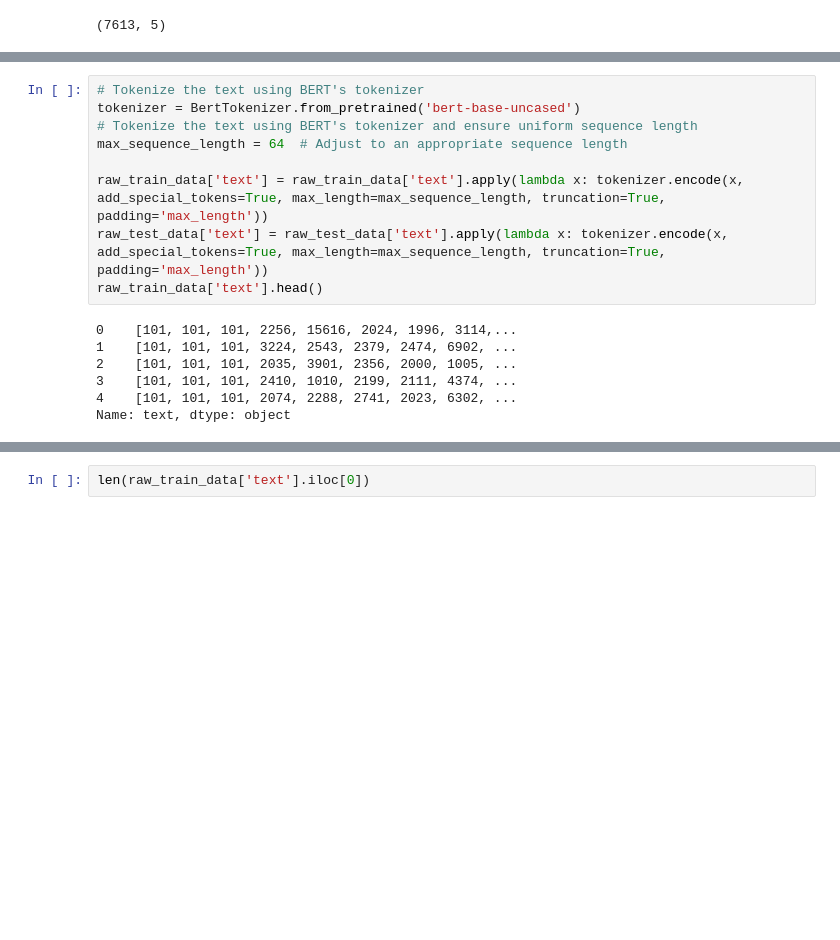
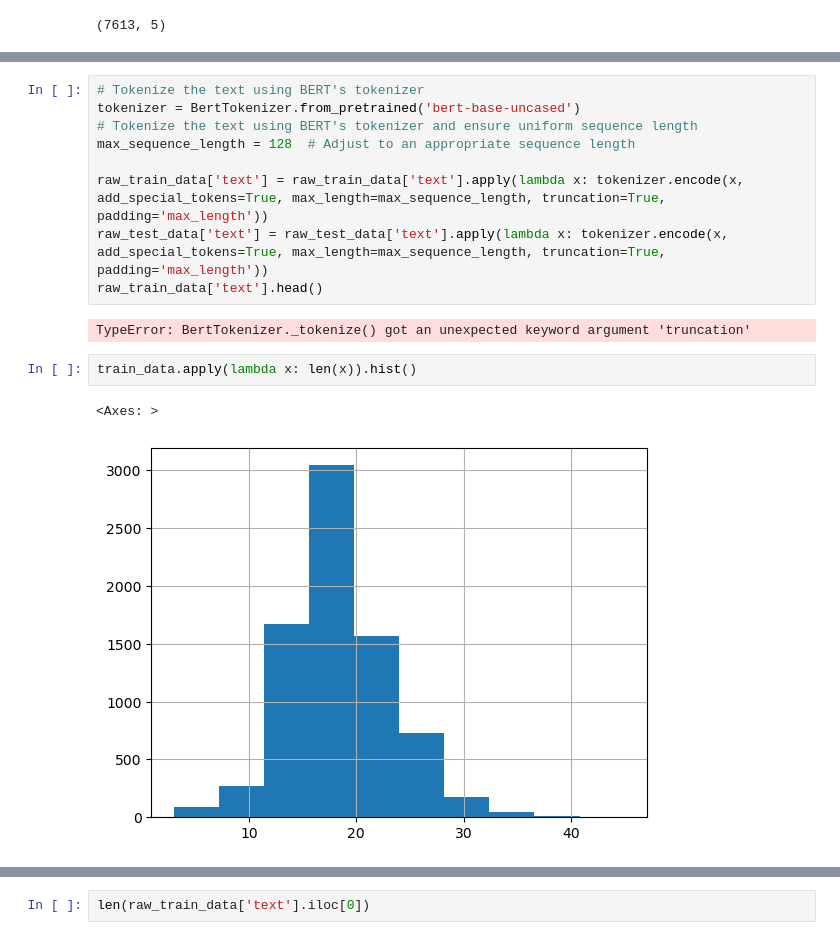
Before and after one commit to Oppenheimer-11/UT-NLP-Project, a Jupyter notebook: src/data exploration.ipynb, the cells around one changed output, grey strips where cells are left out. Saved outputs shown, nothing was run; the diff lists cells and outputs as text; blank space fills up the shorter version.

Commit message:
update data explor

```diff
--- a/src/data exploration.ipynb
+++ b/src/data exploration.ipynb
@@ -32,15 +58,15 @@ raw_train_data['text'].apply(lambda x: len(x)).hist()
 # Tokenize the text using BERT's tokenizer
 tokenizer = BertTokenizer.from_pretrained('bert-base-uncased')
 # Tokenize the text using BERT's tokenizer and ensure uniform sequence length
-max_sequence_length = 64  # Adjust to an appropriate sequence length
+max_sequence_length = 128  # Adjust to an appropriate sequence length
 
 raw_train_data['text'] = raw_train_data['text'].apply(lambda x: tokenizer.encode(x, add_special_tokens=True, max_length=max_sequence_length, truncation=True, padding='max_length'))
 raw_test_data['text'] = raw_test_data['text'].apply(lambda x: tokenizer.encode(x, add_special_tokens=True, max_length=max_sequence_length, truncation=True, padding='max_length'))
 raw_train_data['text'].head()
 # %% [output]
-0    [101, 101, 101, 2256, 15616, 2024, 1996, 3114,...
-1    [101, 101, 101, 3224, 2543, 2379, 2474, 6902, ...
-2    [101, 101, 101, 2035, 3901, 2356, 2000, 1005, ...
-3    [101, 101, 101, 2410, 1010, 2199, 2111, 4374, ...
-4    [101, 101, 101, 2074, 2288, 2741, 2023, 6302, ...
-Name: text, dtype: object
+TypeError: BertTokenizer._tokenize() got an unexpected keyword argument 'truncation'
+# %%
+train_data.apply(lambda x: len(x)).hist()
+# %% [output]
+<Axes: >
+[figure, added]
```
Also changed, not shown: parts of 4 cells of this notebook.
